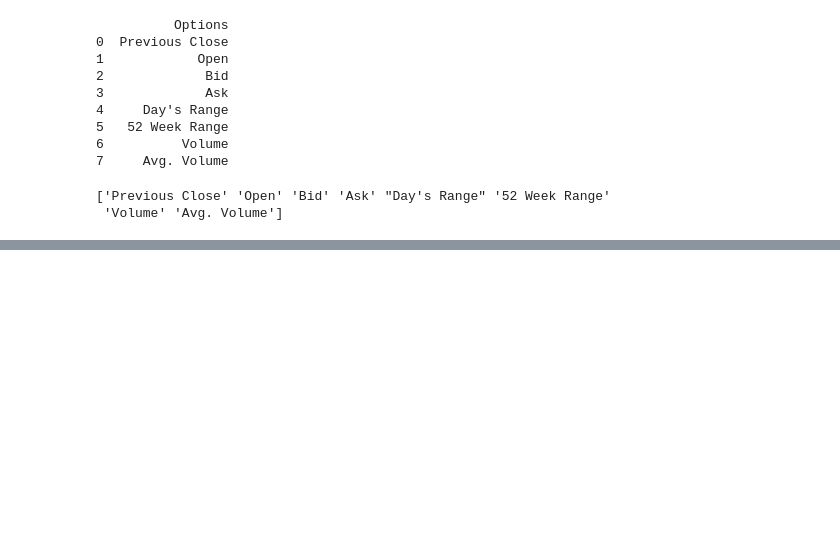
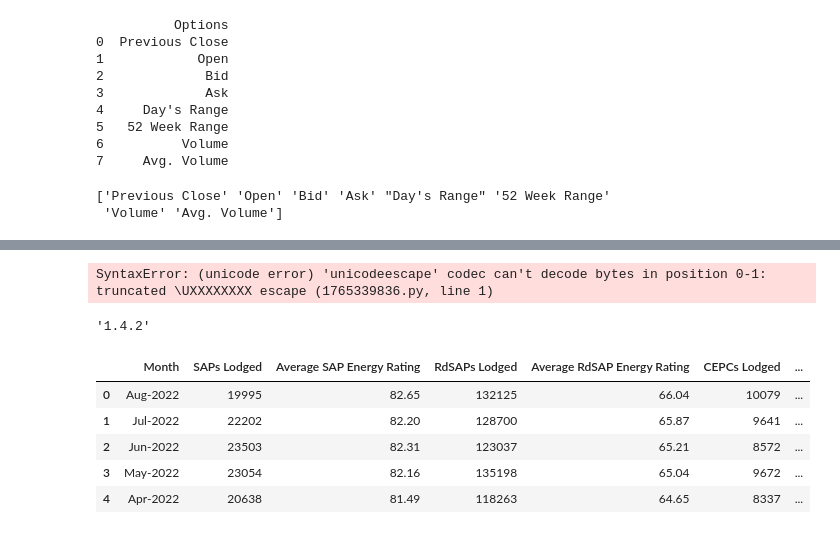
Before and after one commit to ElizabethSesebor/test-repo, a Jupyter notebook: Example.ipynb, the cells around one changed output, grey strips where cells are left out. Saved outputs shown, nothing was run; the diff lists cells and outputs as text; code cells hidden in the pictures; blank space fills up the shorter version.

```diff
--- a/Example.ipynb
+++ b/Example.ipynb
@@ -232,0 +223,9 @@ print(content)
+# %%
+path_file= "\Users\Layefa\Documents\Deaths in 1960.xlsx"
+excel_data= pd.read_excel(path_file)
+# %% [output]
+SyntaxError: (unicode error) 'unicodeescape' codec can't decode bytes in position 0-1: truncated \UXXXXXXXX escape (1765339836.py, line 1)
+# %%
+pd.__version__
+# %% [output]
+'1.4.2'
@@ -232,0 +237,9 @@ print(content)
+# %%
+data.head()
+# %% [output]
+|  | Month | SAPs Lodged | Average SAP Energy Rating | RdSAPs Lodged | Average RdSAP Energy Rating | CEPCs Lodged | ... |
+| 0 | Aug-2022 | 19995 | 82.65 | 132125 | 66.04 | 10079 | ... |
+| 1 | Jul-2022 | 22202 | 82.20 | 128700 | 65.87 | 9641 | ... |
+| 2 | Jun-2022 | 23503 | 82.31 | 123037 | 65.21 | 8572 | ... |
+| 3 | May-2022 | 23054 | 82.16 | 135198 | 65.04 | 9672 | ... |
+| 4 | Apr-2022 | 20638 | 81.49 | 118263 | 64.65 | 8337 | ... |
```
Also changed, not shown: parts of 21 cells of this notebook, 1 other file.
